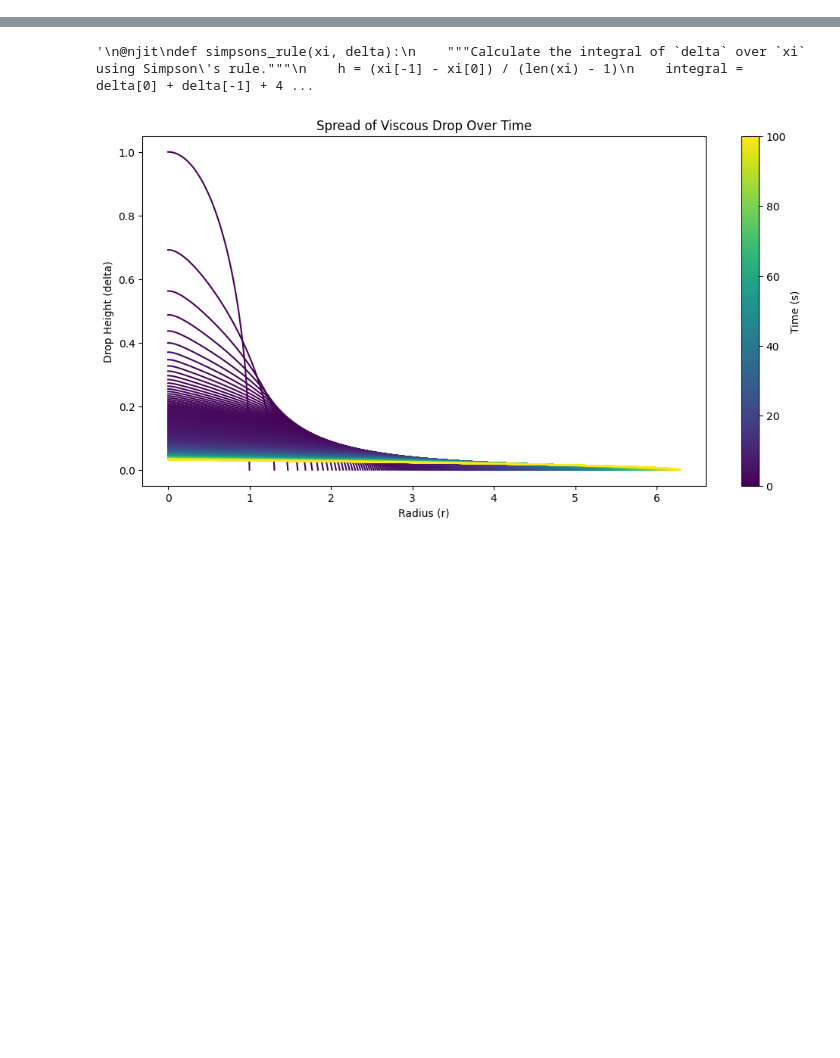
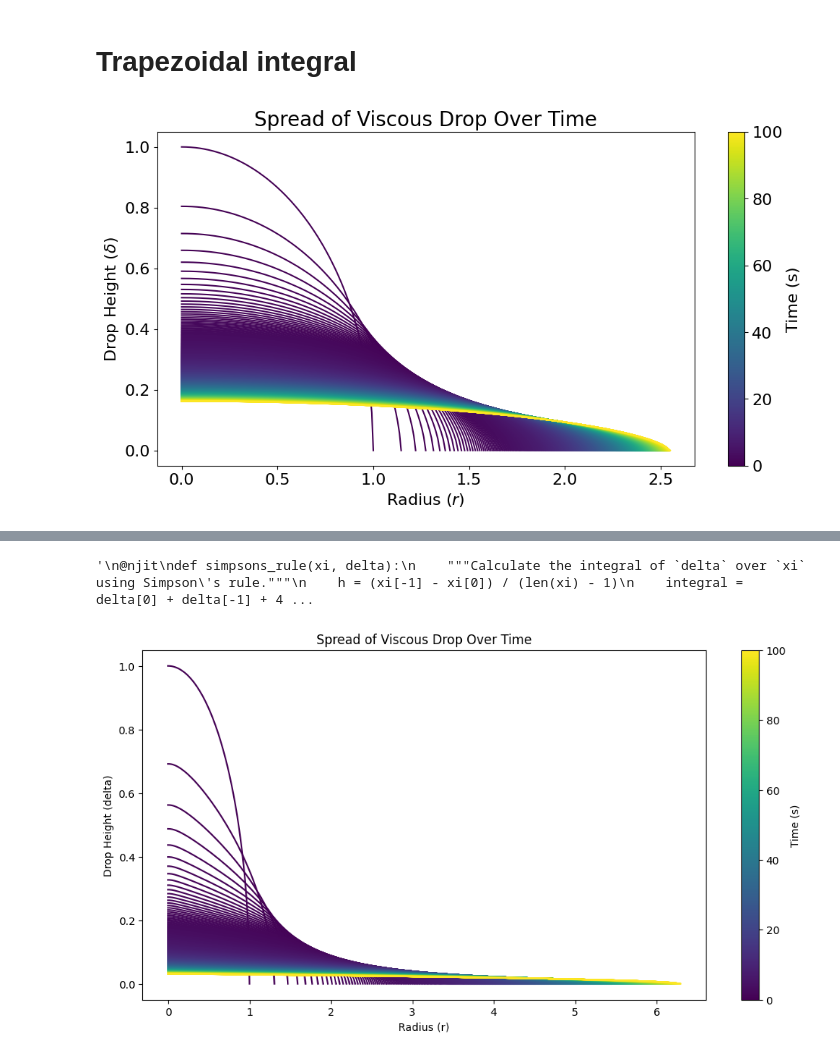
Before and after one commit to skoblens5/APC523_Project, a Jupyter notebook: src/testing.ipynb, the cells around one changed output, grey strips where cells are left out. Cells and saved outputs as stored; diff of their text form; code cells hidden in the pictures; blank space fills up the shorter version.

```diff
--- a/src/testing.ipynb
+++ b/src/testing.ipynb
@@ -12,6 +12,17 @@ from scipy.sparse.linalg import bicgstab
 from numpy.linalg import norm
 from matplotlib import cm
 from matplotlib.colors import Normalize
+import pylab
+params = {
+    'legend.fontsize': 'x-Large',
+    'figure.figsize': (12, 6),
+    'axes.labelsize': 16,
+    'axes.titlesize':20,
+    'xtick.labelsize':16,
+    'ytick.labelsize':16,
+    'text.usetex': False,  # Disable LaTeX rendering
+}
+pylab.rcParams.update(params)
 # %%
 
 ### Arguments
@@ -20,6 +31,8 @@ G = 9.81  # Acceleration due to gravity (m/s^2)
 NU = 1    # Kinematic viscosity (m^2/s)
 DT = 0.00001  # Time step (s)
 SIMULATION_TIME = 100  # Total time for simulation (s)
+# %% [markdown]
+# Trapezoidal integral
 # %%
 @njit
 def trapezoidal_integral(r, u):
@@ -37,7 +50,7 @@ def update_profile(delta, b, xi):
         r_factor = delta[i]**3 / b**2
         dxi = xi[i+1] - xi[i]
         derivative = (delta[i-1] - 2 * delta[i] + delta[i+1]) / dxi**2
-        convective = 3 * delta[i]**2 * (delta[i+1] - delta[i-1]) / (2 * dxi)
+        convective = 3 * delta[i]**2 * (delta[i+1] - delta[i-1])**2 / (2 * dxi)
         delta_new[i] = delta[i] + DT * G / (3 * NU) * (r_factor * derivative + convective)
     delta_new[0] = delta_new[1]
     delta_new[-1] = 0
@@ -57,6 +70,7 @@ def main_simulation():
     for time in np.arange(0, SIMULATION_TIME, DT):
         delta_new = update_profile(delta, b, xi)
         V_new = trapezoidal_integral(b * xi, delta_new)
+        #print(f"Time: {time}, Delta New: {delta_new[:5]}, V_new: {V_new}")
         if V_new > 0:
             b *= (V0 / V_new)**(1/3)
         delta = delta_new
@@ -68,4 +82,24 @@ def main_simulation():
     return xi, times, bs, volumes, deltas
 # %%
 xi, times, bs, volumes, deltas = main_simulation()
+# %%
+cmap = cm.viridis
+norm = Normalize(vmin=0, vmax=SIMULATION_TIME)
+sm = cm.ScalarMappable(cmap=cmap, norm=norm)
+sm.set_array([])
+
+plt.figure(figsize=(12, 6))
+
+step = int(len(times) / 1000)
+
+for i in range(0, len(deltas), step):
+    plt.plot(xi * bs[i], deltas[i], color=cmap(norm(times[i])))
+
+plt.colorbar(sm, label='Time (s)')
+plt.xlabel(r'Radius ($r$)')
+plt.ylabel(r'Drop Height ($\delta$)')
+plt.title('Spread of Viscous Drop Over Time')
+plt.show()
+# %% [output]
+[figure, added]
 # %%
```
Also changed, not shown: parts of 6 cells of this notebook.
